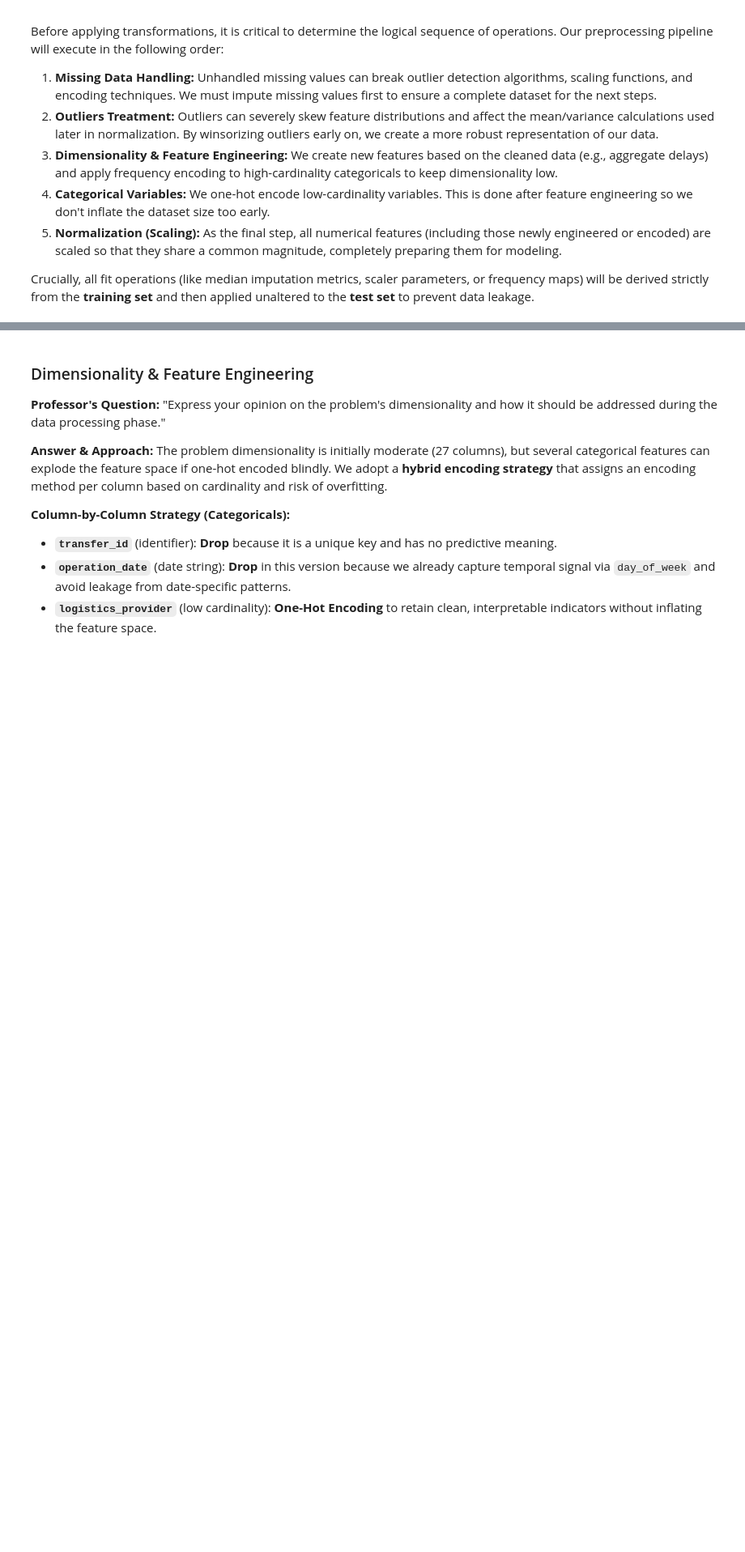
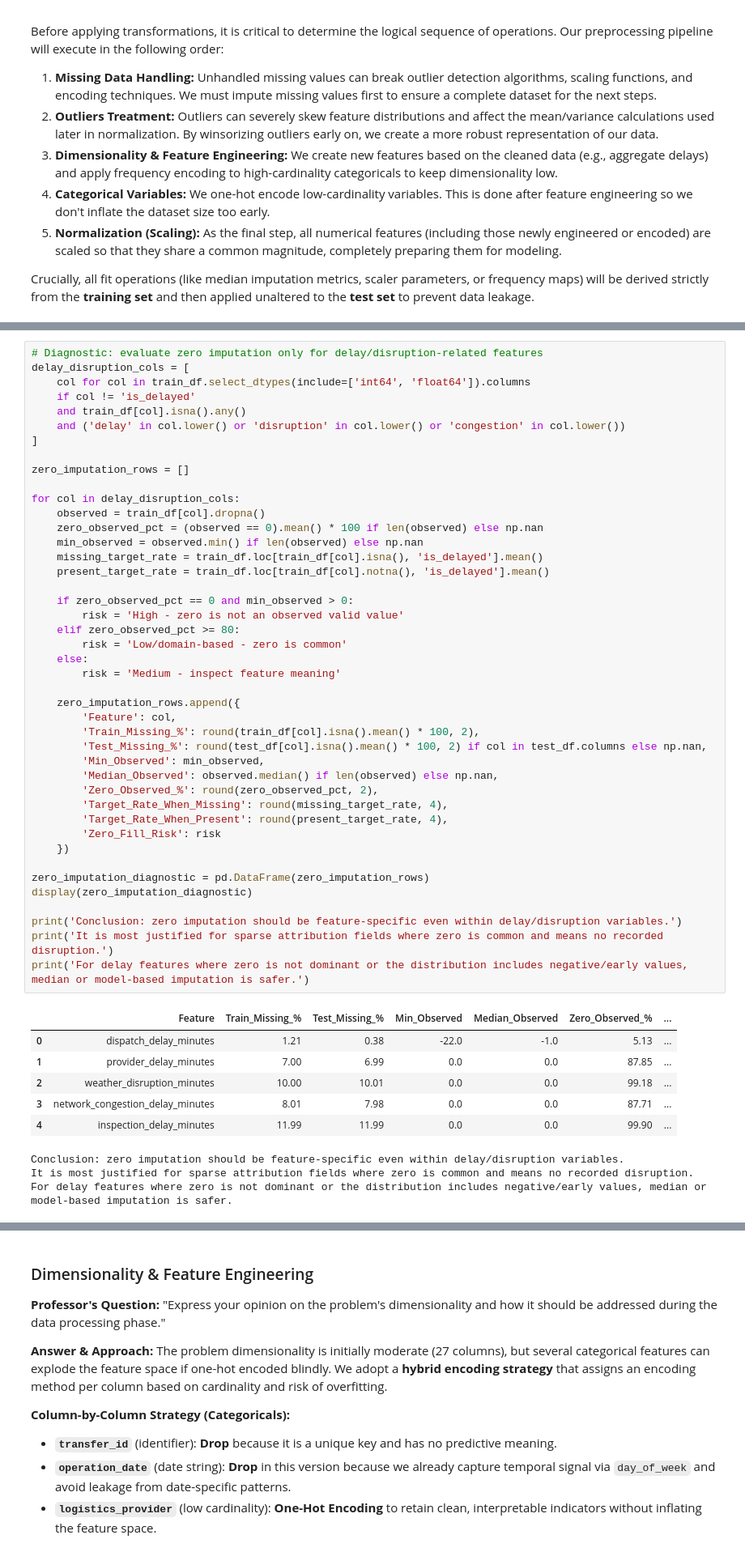
Before and after one commit to InbarKedem/final-project-intro-to-ml, a Jupyter notebook: task.ipynb, the cells around one changed output, grey strips where cells are left out. Shown at 81% size. Drawn from its saved outputs; the diff is of its cells as text; blank space fills up the shorter version.

```diff
--- a/task.ipynb
+++ b/task.ipynb
@@ -1130,3 +1138,56 @@ Yes, there are several columns with missing values in the dataset. Some internal
+# %%
+# Diagnostic: evaluate zero imputation only for delay/disruption-related features
+delay_disruption_cols = [
+    col for col in train_df.select_dtypes(include=['int64', 'float64']).columns
+    if col != 'is_delayed'
+    and train_df[col].isna().any()
+    and ('delay' in col.lower() or 'disruption' in col.lower() or 'congestion' in col.lower())
+]
+
+zero_imputation_rows = []
+
+for col in delay_disruption_cols:
+    observed = train_df[col].dropna()
+    zero_observed_pct = (observed == 0).mean() * 100 if len(observed) else np.nan
+    min_observed = observed.min() if len(observed) else np.nan
+    missing_target_rate = train_df.loc[train_df[col].isna(), 'is_delayed'].mean()
+    present_target_rate = train_df.loc[train_df[col].notna(), 'is_delayed'].mean()
+
+    if zero_observed_pct == 0 and min_observed > 0:
+        risk = 'High - zero is not an observed valid value'
+    elif zero_observed_pct >= 80:
+        risk = 'Low/domain-based - zero is common'
+    else:
+        risk = 'Medium - inspect feature meaning'
+
+    zero_imputation_rows.append({
+        'Feature': col,
+        'Train_Missing_%': round(train_df[col].isna().mean() * 100, 2),
+        'Test_Missing_%': round(test_df[col].isna().mean() * 100, 2) if col in test_df.columns else np.nan,
+        'Min_Observed': min_observed,
+        'Median_Observed': observed.median() if len(observed) else np.nan,
+        'Zero_Observed_%': round(zero_observed_pct, 2),
+        'Target_Rate_When_Missing': round(missing_target_rate, 4),
+        'Target_Rate_When_Present': round(present_target_rate, 4),
+        'Zero_Fill_Risk': risk
+    })
+
+zero_imputation_diagnostic = pd.DataFrame(zero_imputation_rows)
+display(zero_imputation_diagnostic)
+
+print('Conclusion: zero imputation should be feature-specific even within delay/disruption variables.')
+print('It is most justified for sparse attribution fields where zero is common and means no recorded disruption.')
+print('For delay features where zero is not dominant or the distribution includes negative/early values, median or model-based imputation is safer.')
+# %% [output]
+|  | Feature | Train_Missing_% | Test_Missing_% | Min_Observed | Median_Observed | Zero_Observed_% | ... |
+| 0 | dispatch_delay_minutes | 1.21 | 0.38 | -22.0 | -1.0 | 5.13 | ... |
+| 1 | provider_delay_minutes | 7.00 | 6.99 | 0.0 | 0.0 | 87.85 | ... |
+| 2 | weather_disruption_minutes | 10.00 | 10.01 | 0.0 | 0.0 | 99.18 | ... |
+| 3 | network_congestion_delay_minutes | 8.01 | 7.98 | 0.0 | 0.0 | 87.71 | ... |
+| 4 | inspection_delay_minutes | 11.99 | 11.99 | 0.0 | 0.0 | 99.90 | ... |
+Conclusion: zero imputation should be feature-specific even within delay/disruption variables.
+It is most justified for sparse attribution fields where zero is common and means no recorded disruption.
+For delay features where zero is not dominant or the distribution includes negative/early values, median or model-based imputation is safer.
 # %%
 
 # Assuming `train` and `test` dataframes have already been loaded into memory during Part 1.
```
Also changed, not shown: parts of 14 cells of this notebook.
